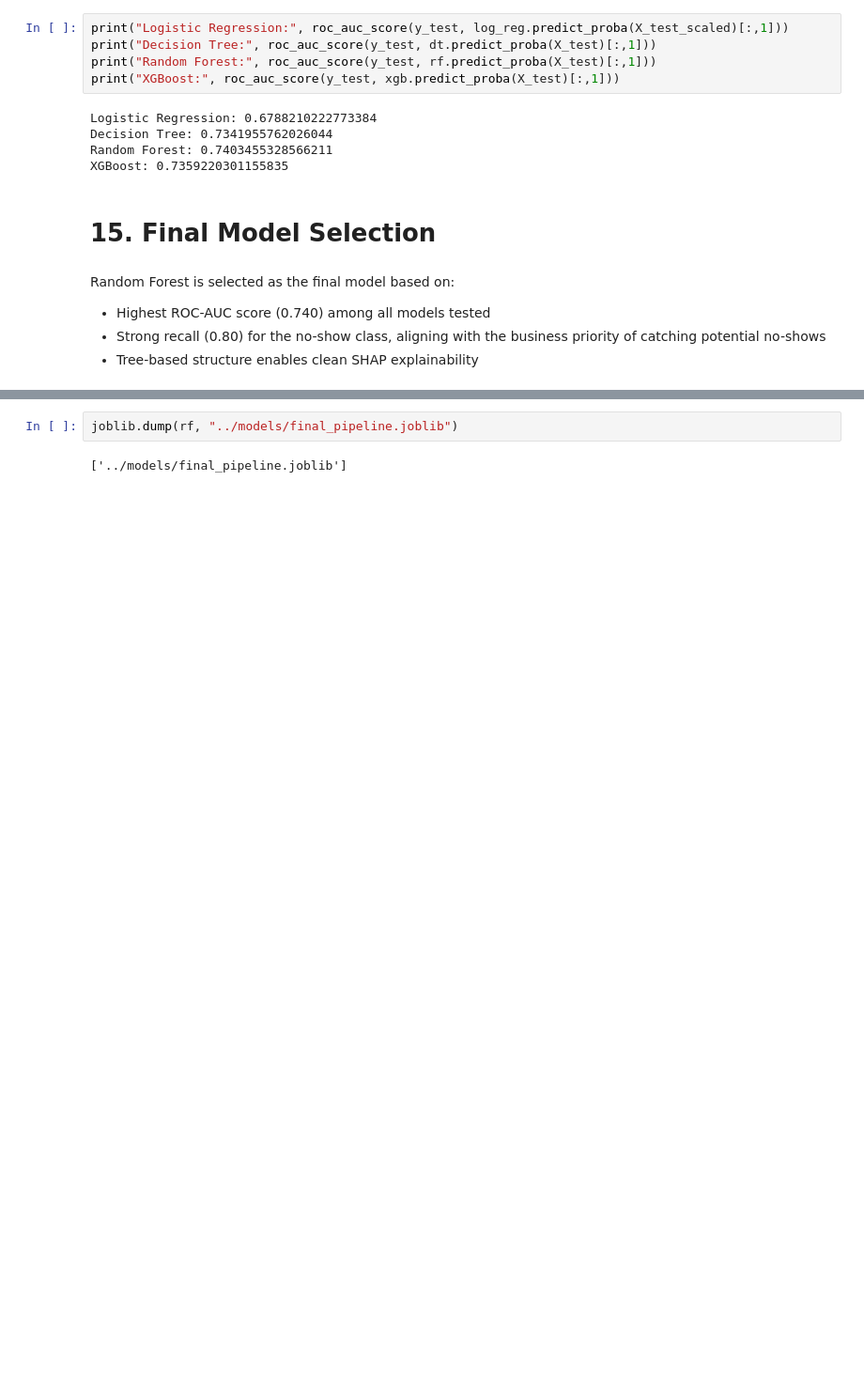
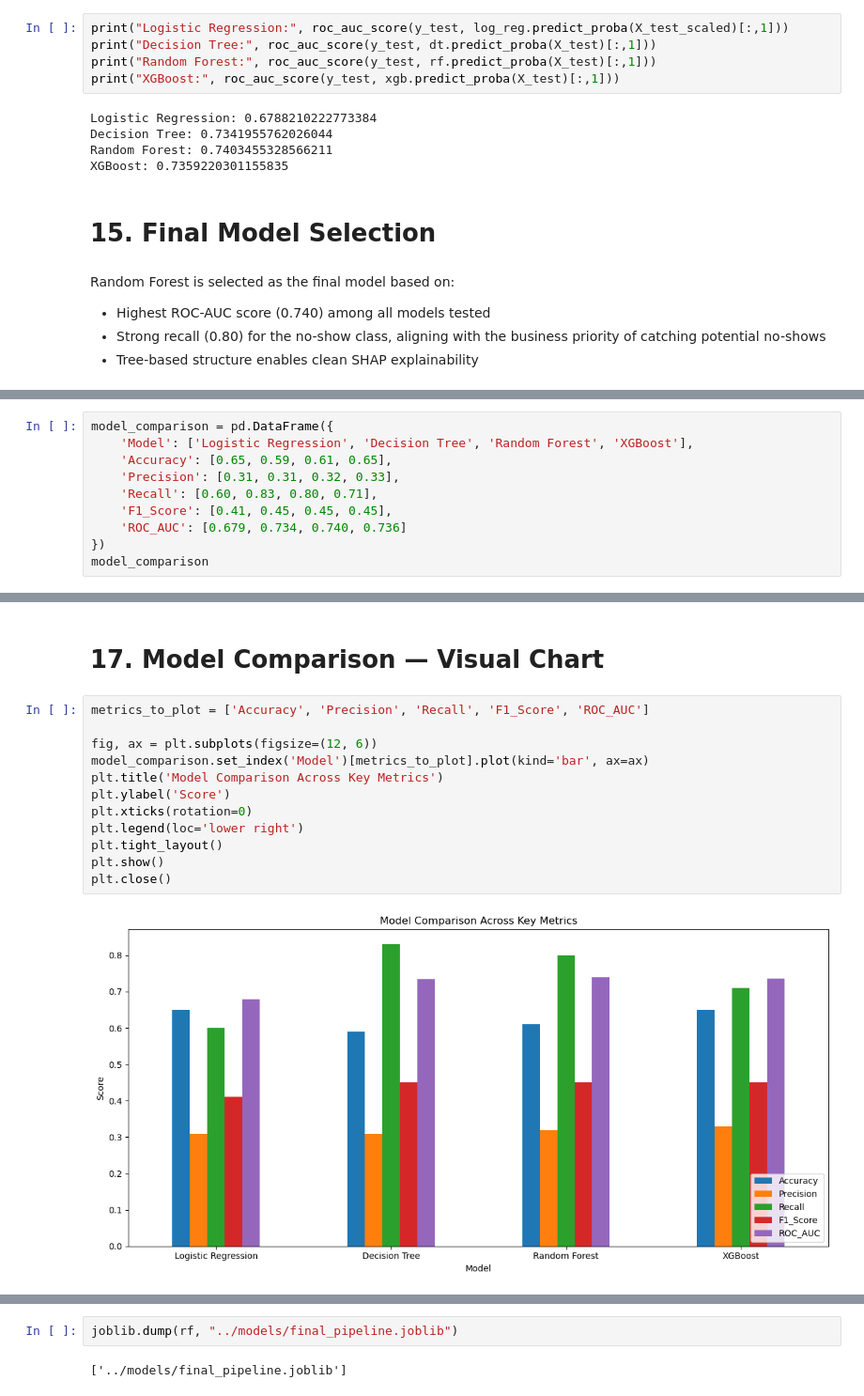
Before and after one commit to md-faiyazkhan/surevisit, a Jupyter notebook: notebooks/03_model_training.ipynb, the cells around one changed output, grey strips where cells are left out. Shown at 94% size. Drawn from its saved outputs; the diff is of its cells as text; blank space fills up the shorter version.

Commit message:
add visual model comparison charts to training notebook

```diff
--- a/notebooks/03_model_training.ipynb
+++ b/notebooks/03_model_training.ipynb
@@ -176,0 +180,10 @@ Random Forest is selected as the final model based on:
+# %%
+model_comparison = pd.DataFrame({
+    'Model': ['Logistic Regression', 'Decision Tree', 'Random Forest', 'XGBoost'],
+    'Accuracy': [0.65, 0.59, 0.61, 0.65],
+    'Precision': [0.31, 0.31, 0.32, 0.33],
+    'Recall': [0.60, 0.83, 0.80, 0.71],
+    'F1_Score': [0.41, 0.45, 0.45, 0.45],
+    'ROC_AUC': [0.679, 0.734, 0.740, 0.736]
+})
+model_comparison
@@ -176,0 +196,16 @@ Random Forest is selected as the final model based on:
+# %% [markdown]
+# 17. Model Comparison — Visual Chart
+# %%
+metrics_to_plot = ['Accuracy', 'Precision', 'Recall', 'F1_Score', 'ROC_AUC']
+
+fig, ax = plt.subplots(figsize=(12, 6))
+model_comparison.set_index('Model')[metrics_to_plot].plot(kind='bar', ax=ax)
+plt.title('Model Comparison Across Key Metrics')
+plt.ylabel('Score')
+plt.xticks(rotation=0)
+plt.legend(loc='lower right')
+plt.tight_layout()
+plt.show()
+plt.close()
+# %% [output]
+[figure, added]
```
Also changed, not shown: parts of 12 cells of this notebook.
